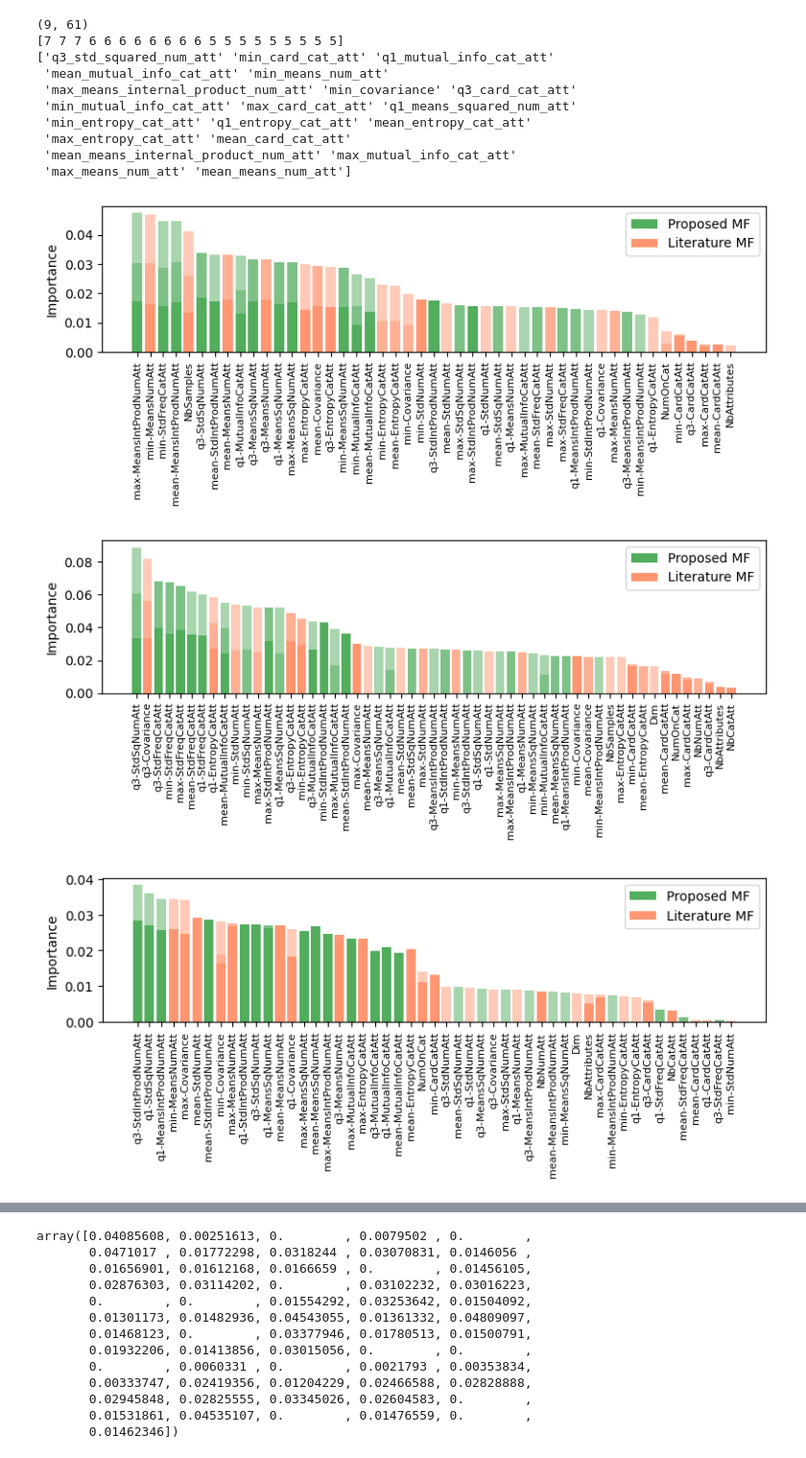
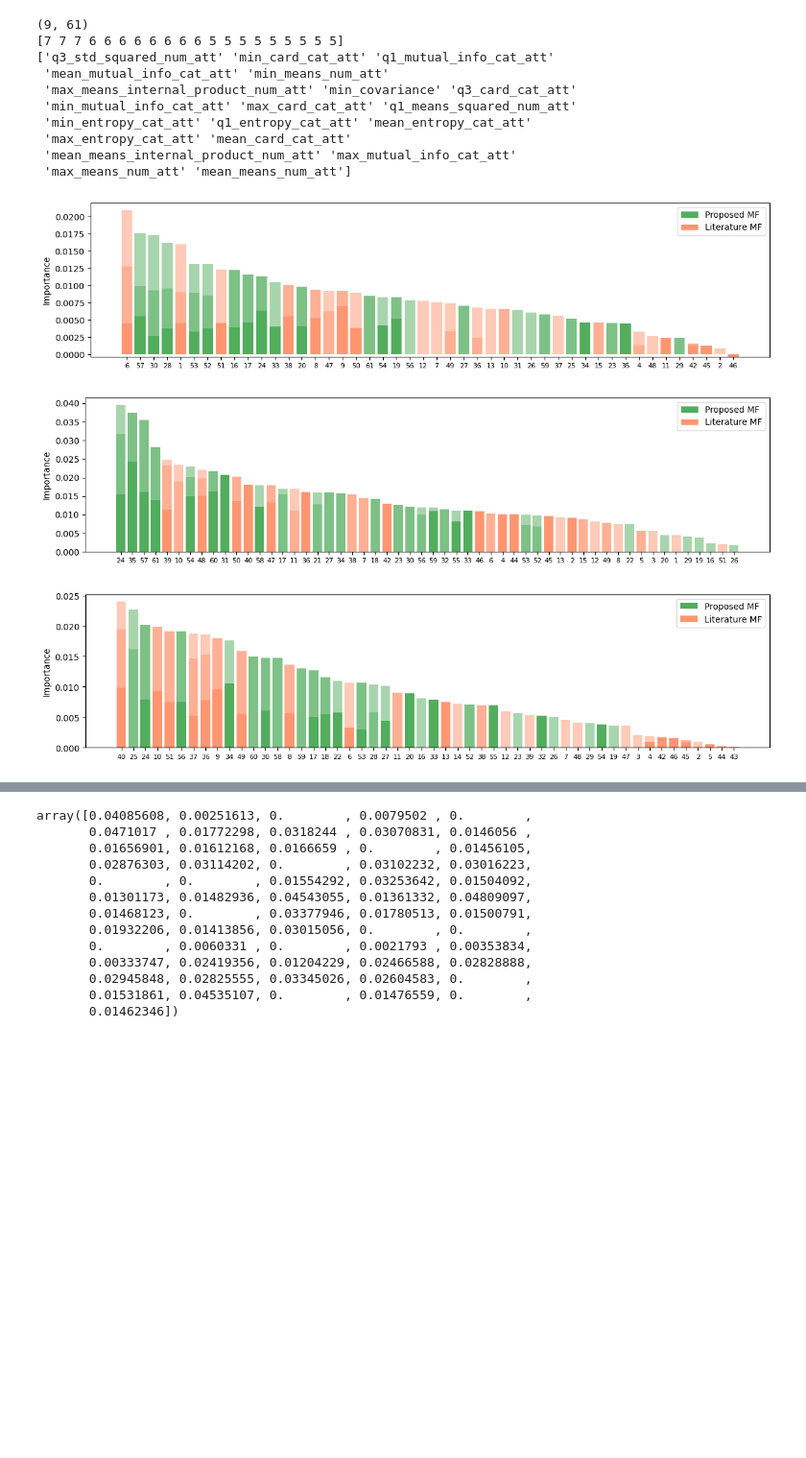
Before and after one commit to AbdoulayeDiop/simrec, a Jupyter notebook: paper.ipynb, the cells around one changed output, grey strips where cells are left out. Shown at 96% size. Cells and saved outputs as stored; diff of their text form; code cells hidden in the pictures; blank space fills up the shorter version.

```diff
--- a/paper.ipynb
+++ b/paper.ipynb
@@ -178,0 +418,14 @@ haverage acc
+# %%
+algorithm, eval_metric = "fasterpam", "acc"
+benchmark_results = train_res[algorithm][eval_metric]["meta_dataset"][1]
+dataId2idx = dict(zip(benchmark_results.index.values, np.arange(benchmark_results.shape[0])))
+obj = {}
+for data_id, res in sota_results.items():
+    name = res["name"]
+    obj[name] = {}
+    for method, score in res["acc"].items():
+        if score > 0:
+            obj[name][method] = score
+    obj[name]["SimRec"] = results[algorithm][eval_metric]["scores"]["AMF-FS-KNN"][1][dataId2idx[data_id]]
+    obj[name]["Best"] = max(benchmark_results.loc[data_id])
+pd.DataFrame.from_dict(obj, orient="index")
@@ -585,7 +845,7 @@ for name in baselines:
     y_1 = {}
     for eval_metric in ["sil", "ari", "acc"]:
         y_1[eval_metric.upper()] = {}
-        for algorithm in results:
+        for algorithm in ["kprototypes", "fasterpam", "haverage"]:
             res = results[algorithm][eval_metric]["scores"]
             baseline_scores = res[name][k]
             scores = res[model_name][k]
@@ -598,7 +858,7 @@ y_10 = {}
 k = 10
 for eval_metric in ["sil", "ari", "acc"]:
     y_10[eval_metric.upper()] = {}
-    for algorithm in results:
+    for algorithm in ["kprototypes", "fasterpam", "haverage"]:
         res = results[algorithm][eval_metric]["scores"]
         for name in baselines:
             baseline_scores = res[name][k]
@@ -611,7 +871,7 @@ y_ndcg = {}
 k = 10
 for eval_metric in ["sil", "ari", "acc"]:
     y_ndcg[eval_metric.upper()] = {}
-    for algorithm in results:
+    for algorithm in ["kprototypes", "fasterpam", "haverage"]:
         res = results[algorithm][eval_metric]["ndcg"]
         for name in baselines:
             baseline_scores = res[name][k]
@@ -1467,44 +1727,46 @@ from sklearn.neighbors import KNeighborsRegressor
 from sklearn.model_selection import KFold
 from sklearn.metrics import make_scorer
 
 scorer = make_scorer(lambda yt, yp: np.mean([y[y>-1][np.argmax(yp[i][y>-1])] for i, y in enumerate(yt)]))
+patterns = ["-", "|", "\\"]
 for eval_metric in ["sil", "ari", "acc"]:
     y = {}
-    for algorithm in train_res:
+    for algorithm in ["kprototypes", "fasterpam", "haverage"]:
         params = train_res[algorithm][eval_metric]["train_results"]["AMF-FS-KNN"]["params"]
         selected_feats = train_res[algorithm][eval_metric]["train_results"]["AMF-FS-KNN"]["selected_features"]
         X = train_res[algorithm][eval_metric]["X"][:, selected_feats]
         Y = train_res[algorithm][eval_metric]["Y"]
         Yn = train_res[algorithm][eval_metric]["Yn"]
         feature_importance = None
-        knn = KNeighborsRegressor(**params).fit(X, Y)
-        result = permutation_importance(knn, X, Yn, scoring=scorer, n_repeats=10)
-        if feature_importance is None:
-            feature_importance = result.importances
-        else:
-            feature_importance = np.c_[feature_importance, result.importances]
+        for train, test in KFold(n_splits=10).split(X):
+            knn = KNeighborsRegressor(**params).fit(X[train], Y[train])
+            result = permutation_importance(knn, X[test], Yn[test], scoring=scorer, n_repeats=10)
+            if feature_importance is None:
+                feature_importance = result.importances.mean(axis=1)
+            else:
+                feature_importance = feature_importance + result.importances.mean(axis=1)
         y[algorithm] = np.zeros(len(selected_feats))
-        y[algorithm][selected_feats] = feature_importance.mean(axis=1)
+        y[algorithm][selected_feats] = feature_importance/10
     sum_y = np.array(list(y.values())).sum(axis=0)
-    indices = [i for i in np.argsort(-sum_y) if sum_y[i]>0]
+    indices = np.array([i for i in np.argsort(-sum_y) if sum_y[i]>0])
     feature_names = [rename(feat) for feat in mixed_meta_df.columns.to_numpy()[indices]]
-    plt.figure(figsize=(8, 3.5))
+    plt.figure(figsize=(12, 3))
     bottom = 0
     i = 0
     for algorithm, values in y.items():
         y_ = np.array([v if mixed_meta_df.columns[i] in proposed_attributes_statistics else 0 for i, v in enumerate(values)])
         plt.bar(feature_names, y_[indices], bottom=bottom, label="Proposed MF" if i==0 else "", color="#52AD5D", alpha=1-i*0.25)
         y_ = np.array([v if mixed_meta_df.columns[i] not in proposed_attributes_statistics else 0 for i, v in enumerate(values)])
         plt.bar(feature_names, y_[indices], bottom=bottom, label="Literature MF" if i==0 else "", color="#FF9671", alpha=1-i*0.25)
         bottom += values[indices]
         i += 1
     plt.ylabel("Importance")
-    plt.xticks(rotation="vertical", fontsize=8)
+    plt.xticks(feature_names, indices+1, fontsize=8)
     plt.legend()
     plt.tight_layout()
     plt.savefig(f"imgs/importance_{eval_metric}.pdf")
     plt.show()
 # %% [output]
-[figure, old version]
+[figure, new version]
-[figure, old version]
+[figure, new version]
-[figure, old version]
+[figure, new version]
```
Also changed, not shown: parts of 22 cells of this notebook, 14 other files.
